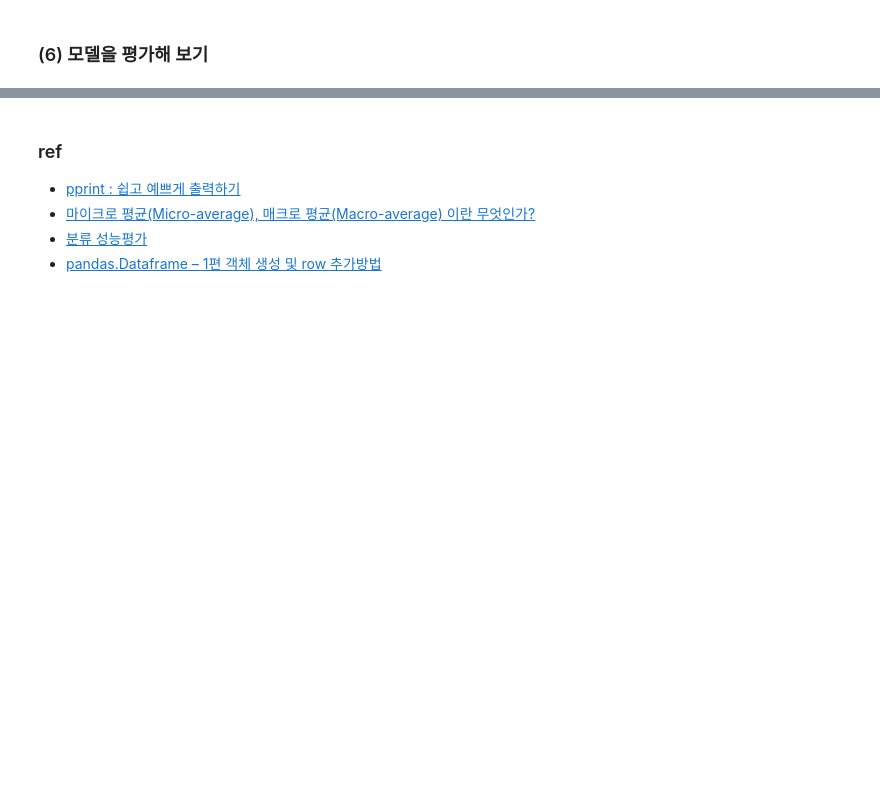
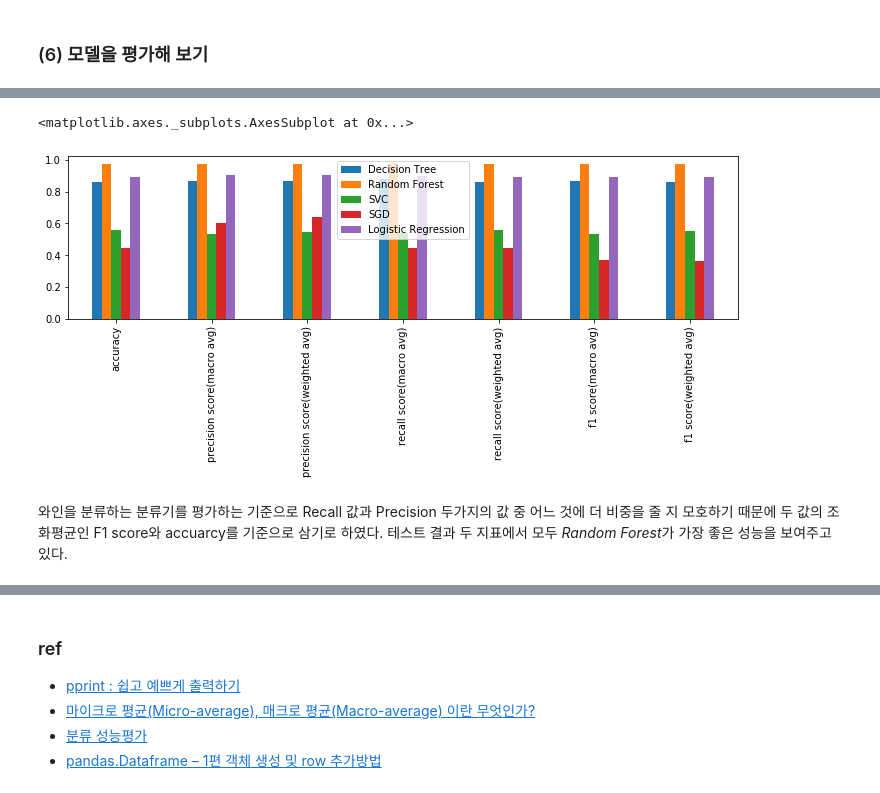
Before and after one commit to suheeeee/aiffel-project-report, a Jupyter notebook: [E-02]Classification.ipynb, the cells around one changed output, grey strips where cells are left out. Saved outputs shown, nothing was run; the diff lists cells and outputs as text; code cells hidden in the pictures; blank space fills up the shorter version.

```diff
--- a/[E-02]Classification.ipynb
+++ b/[E-02]Classification.ipynb
@@ -190,0 +229,3 @@ get_models_evaluation(models, digits_X_test, digits_y_test)
+# %%
+wine_data = wine.data
+wine_label = wine.target
@@ -190,0 +307,6 @@ get_models_evaluation(models, digits_X_test, digits_y_test)
+# %%
+wine_X_train, wine_X_test, wine_y_train, wine_y_test = train_test_split(
+    wine_data,
+    wine_label,
+    test_size=0.2,
+    random_state=37)
@@ -190,0 +315,2 @@ get_models_evaluation(models, digits_X_test, digits_y_test)
+# %%
+models = get_trained_models(37, wine_X_train, wine_y_train)
@@ -190,0 +325,3 @@ get_models_evaluation(models, digits_X_test, digits_y_test)
+# %%
+evaludation_dp = get_models_evaluation(models, wine_X_test, wine_y_test)
+evaludation_dp
@@ -190,0 +337,7 @@ get_models_evaluation(models, digits_X_test, digits_y_test)
+# %%
+evaludation_dp.plot(kind="bar", figsize=(12,3))
+# %% [output]
+<matplotlib.axes._subplots.AxesSubplot at 0x...>
+[figure, added]
+# %% [markdown]
+와인을 분류하는 분류기를 평가하는 기준으로 Recall 값과 Precision 두가지의 값 중 어느 것에 더 비중을 줄 지 모호하기 때문에 두 값의 조화평균인 F1 score와 accuarcy를 기준으로 삼기로 하였다. 테스트 결과 두 지표에서 모두 *Random Forest*가 가장 좋은 성능을 보여주고 있다.
```
Also changed, not shown: parts of 51 cells of this notebook.
